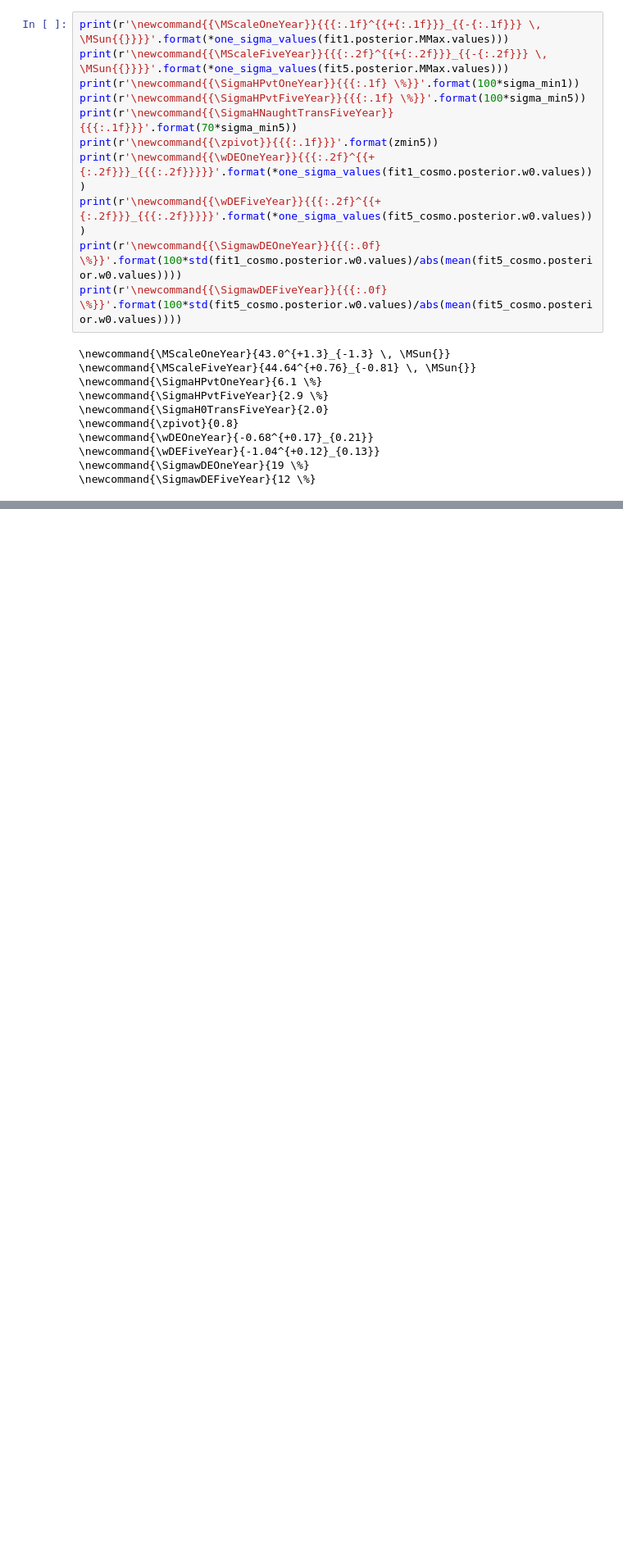
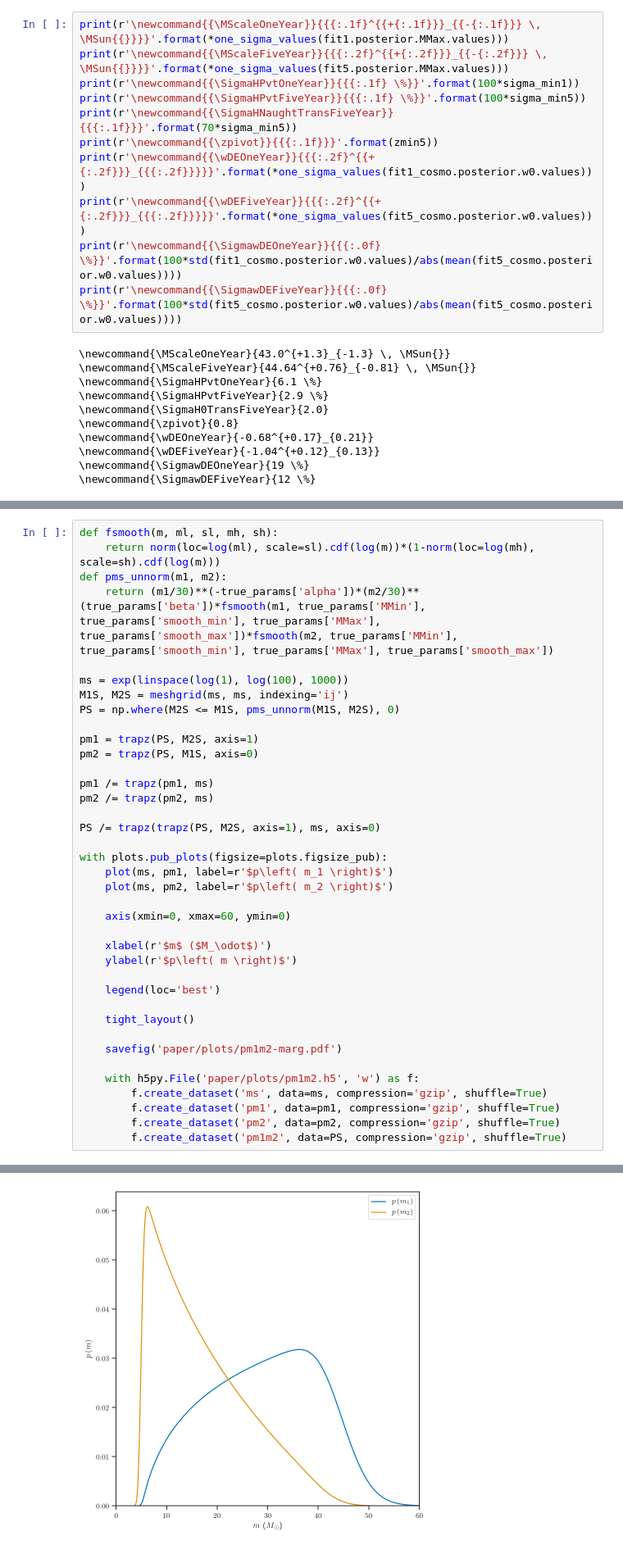
Before and after one commit to farr/PISNLineCosmography, a Jupyter notebook: PaperPlots.ipynb, the cells around one changed output, grey strips where cells are left out. Shown at 82% size. Drawn from its saved outputs; the diff is of its cells as text; blank space fills up the shorter version.

```diff
--- a/PaperPlots.ipynb
+++ b/PaperPlots.ipynb
@@ -398,0 +404,39 @@ print(r'\newcommand{{\SigmawDEFiveYear}}{{{:.0f} \%}}'.format(100*std(fit5_cosmo
+# %%
+def fsmooth(m, ml, sl, mh, sh):
+    return norm(loc=log(ml), scale=sl).cdf(log(m))*(1-norm(loc=log(mh), scale=sh).cdf(log(m)))
+def pms_unnorm(m1, m2):
+    return (m1/30)**(-true_params['alpha'])*(m2/30)**(true_params['beta'])*fsmooth(m1, true_params['MMin'], true_params['smooth_min'], true_params['MMax'], true_params['smooth_max'])*fsmooth(m2, true_params['MMin'], true_params['smooth_min'], true_params['MMax'], true_params['smooth_max'])
+
+ms = exp(linspace(log(1), log(100), 1000))
+M1S, M2S = meshgrid(ms, ms, indexing='ij')
+PS = np.where(M2S <= M1S, pms_unnorm(M1S, M2S), 0)
+
+pm1 = trapz(PS, M2S, axis=1)
+pm2 = trapz(PS, M1S, axis=0)
+
+pm1 /= trapz(pm1, ms)
+pm2 /= trapz(pm2, ms)
+
+PS /= trapz(trapz(PS, M2S, axis=1), ms, axis=0)
+
+with plots.pub_plots(figsize=plots.figsize_pub):
+    plot(ms, pm1, label=r'$p\left( m_1 \right)$')
+    plot(ms, pm2, label=r'$p\left( m_2 \right)$')
+
+    axis(xmin=0, xmax=60, ymin=0)
+
+    xlabel(r'$m$ ($M_\odot$)')
+    ylabel(r'$p\left( m \right)$')
+
+    legend(loc='best')
+
+    tight_layout()
+
+    savefig('paper/plots/pm1m2-marg.pdf')
+
+    with h5py.File('paper/plots/pm1m2.h5', 'w') as f:
+        f.create_dataset('ms', data=ms, compression='gzip', shuffle=True)
+        f.create_dataset('pm1', data=pm1, compression='gzip', shuffle=True)
+        f.create_dataset('pm2', data=pm2, compression='gzip', shuffle=True)
+        f.create_dataset('pm1m2', data=PS, compression='gzip', shuffle=True)
+# %% [output]
@@ -398,0 +453 @@ print(r'\newcommand{{\SigmawDEFiveYear}}{{{:.0f} \%}}'.format(100*std(fit5_cosmo
+[figure, added]
```
Also changed, not shown: parts of 3 cells of this notebook, 6 other files.
